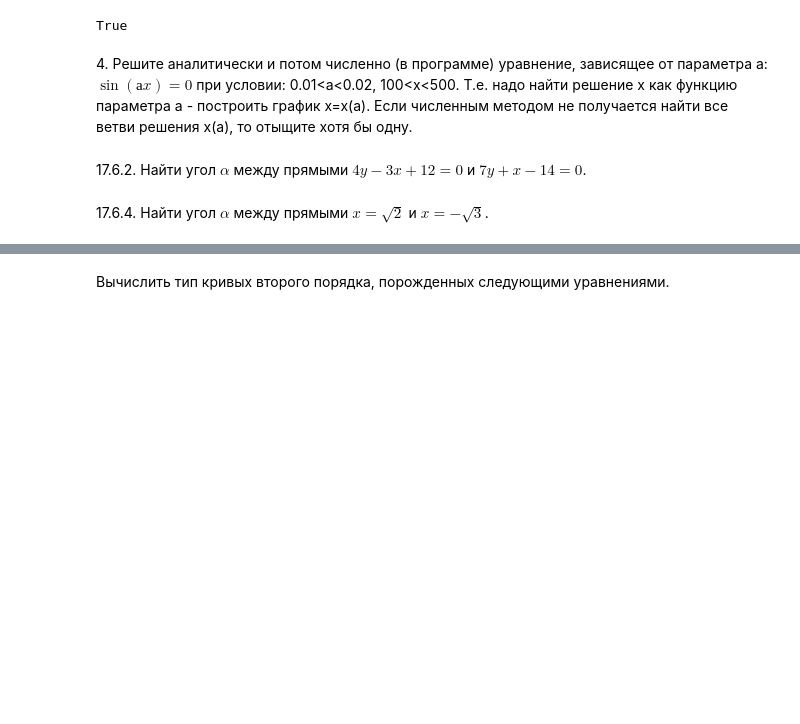
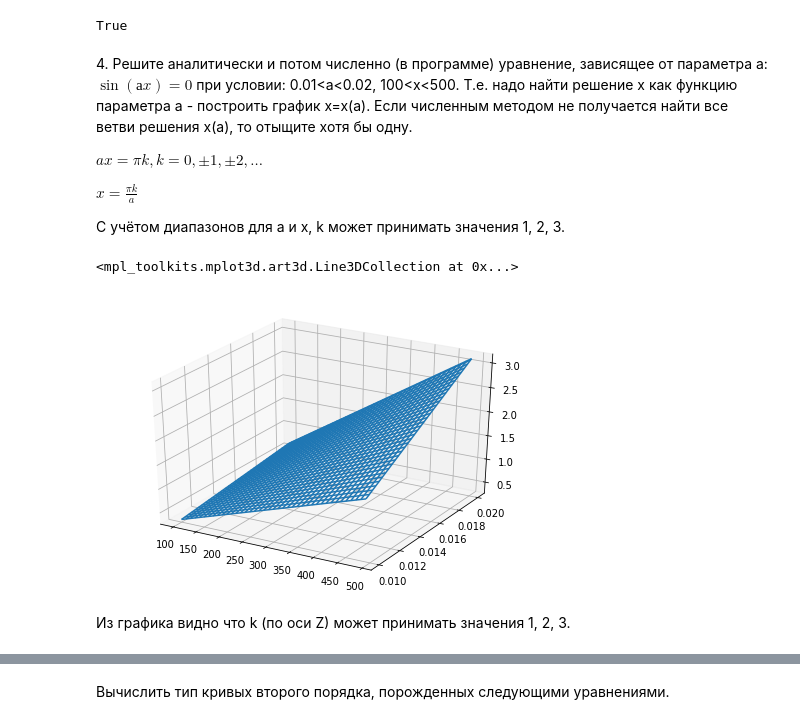
Before and after one commit to dimireme/advanced_math_gb_course, a Jupyter notebook: lesson_4.ipynb, the cells around one changed output, grey strips where cells are left out. Saved outputs shown, nothing was run; the diff lists cells and outputs as text; code cells hidden in the pictures; blank space fills up the shorter version.

```diff
--- a/lesson_4.ipynb
+++ b/lesson_4.ipynb
@@ -80,7 +82,23 @@ True
 # %% [markdown]
 4\. Решите аналитически и потом численно (в программе) уравнение, зависящее от параметра а: $\sin(аx)=0$ при условии: 0.01<a<0.02, 100<х<500. Т.е. надо найти решение х как функцию параметра а - построить график x=x(а).
 Если численным методом не получается найти все ветви решения x(а), то отыщите хотя бы одну.
+
+$ax = \pi{k}, k = 0, \pm1, \pm2, ...$
+
+$x = \frac{\pi{k}}{a}$
+
+С учётом диапазонов для a и x, k может принимать значения 1, 2, 3.
-# %% [markdown]
-17.6.2. Найти угол $\alpha$ между прямыми $4y - 3x + 12 = 0$ и $7y + x - 14 = 0$.
-# %% [markdown]
-17.6.4. Найти угол $\alpha$ между прямыми $x = \sqrt2$ и $x = -\sqrt3$.
+# %%
+fig = figure()
+ax = Axes3D(fig)
+x = np.arange(100, 500, 10)
+a = np.linspace(0.01, 0.02, 101)
+X, Y = np.meshgrid(x, a)
+
+Z = X * Y / np.pi
+ax.plot_wireframe(X, Y, Z)
+# %% [output]
+<mpl_toolkits.mplot3d.art3d.Line3DCollection at 0x...>
+[figure, added]
+# %% [markdown]
+Из графика видно что k (по оси Z) может принимать значения 1, 2, 3.
```
Also changed, not shown: parts of 4 cells of this notebook, 1 other file.
